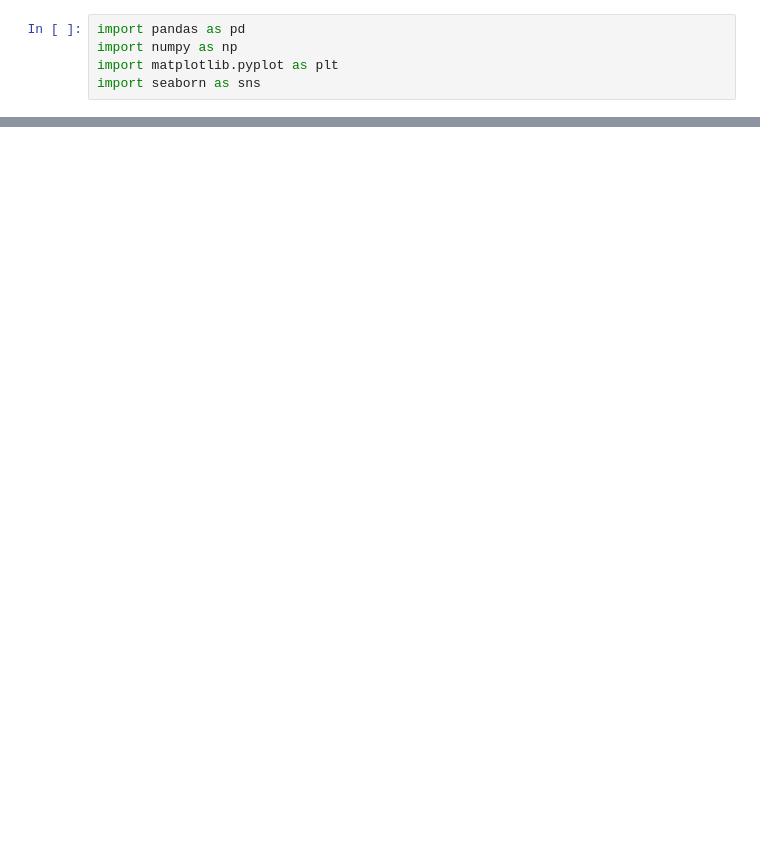
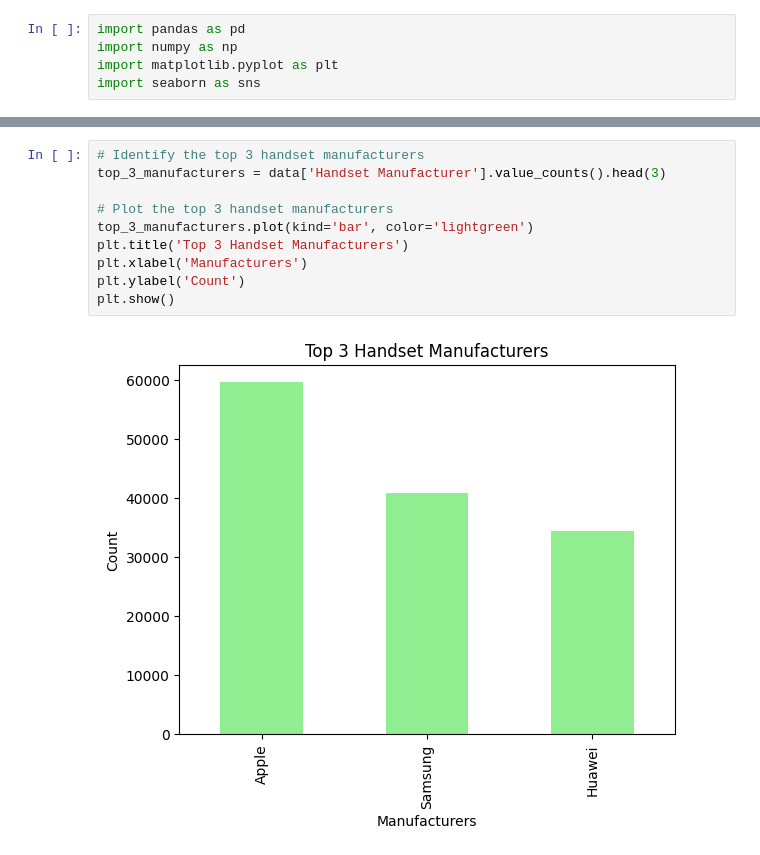
Before and after one commit to amannnnnyyyy/Telecommunication-Analysis-TellCo-, a Jupyter notebook: notebooks/telecom.ipynb, the cells around one changed output, grey strips where cells are left out. Saved outputs shown, nothing was run; the diff lists cells and outputs as text; blank space fills up the shorter version.

```diff
--- a/notebooks/telecom.ipynb
+++ b/notebooks/telecom.ipynb
@@ -58,0 +106,12 @@ max        7.833131e+07      9.029696e+08
+# %%
+# Identify the top 3 handset manufacturers
+top_3_manufacturers = data['Handset Manufacturer'].value_counts().head(3)
+
+# Plot the top 3 handset manufacturers
+top_3_manufacturers.plot(kind='bar', color='lightgreen')
+plt.title('Top 3 Handset Manufacturers')
+plt.xlabel('Manufacturers')
+plt.ylabel('Count')
+plt.show()
+# %% [output]
+[figure, added]
```
Also changed, not shown: parts of 7 cells of this notebook, 2 other files.
